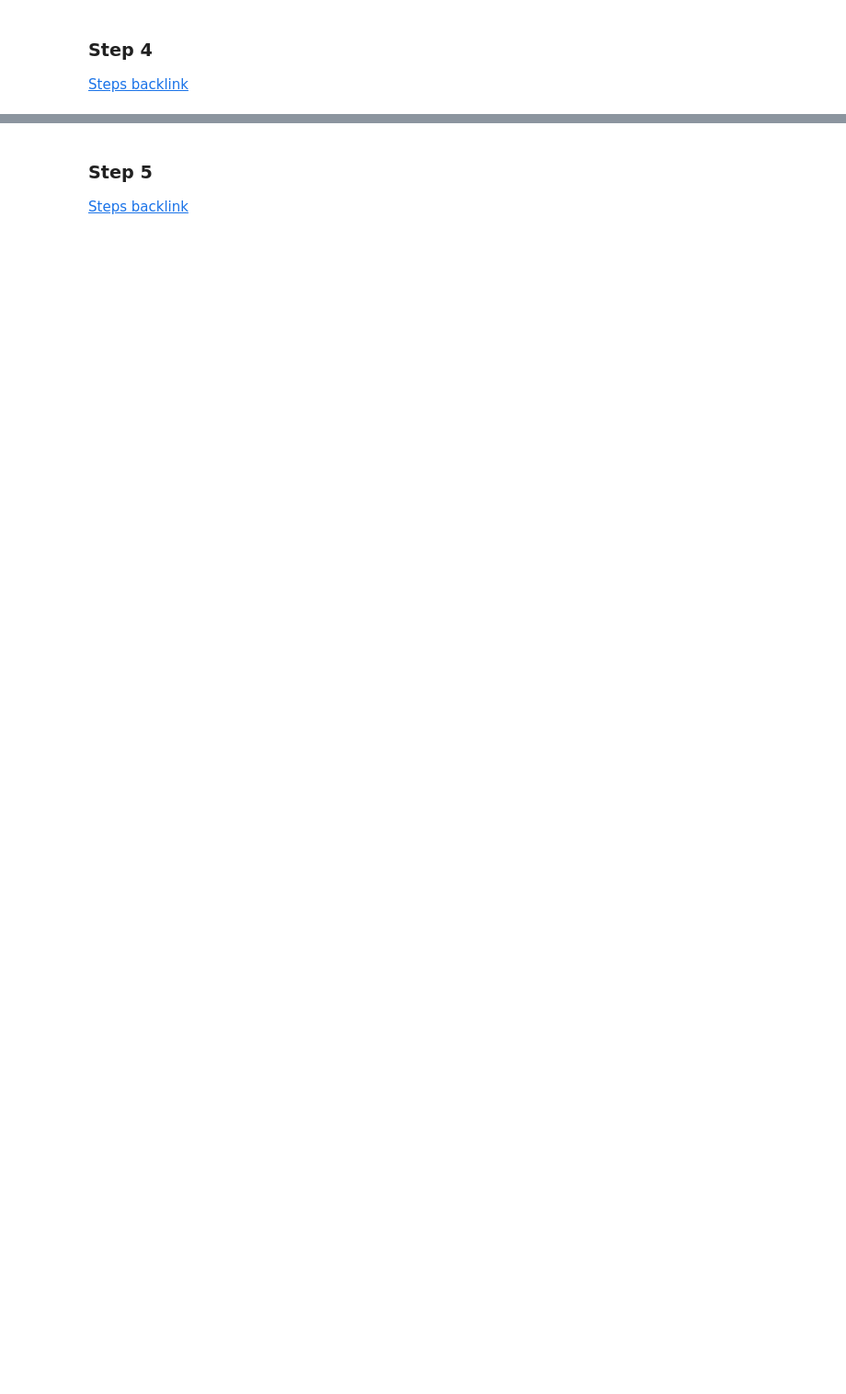
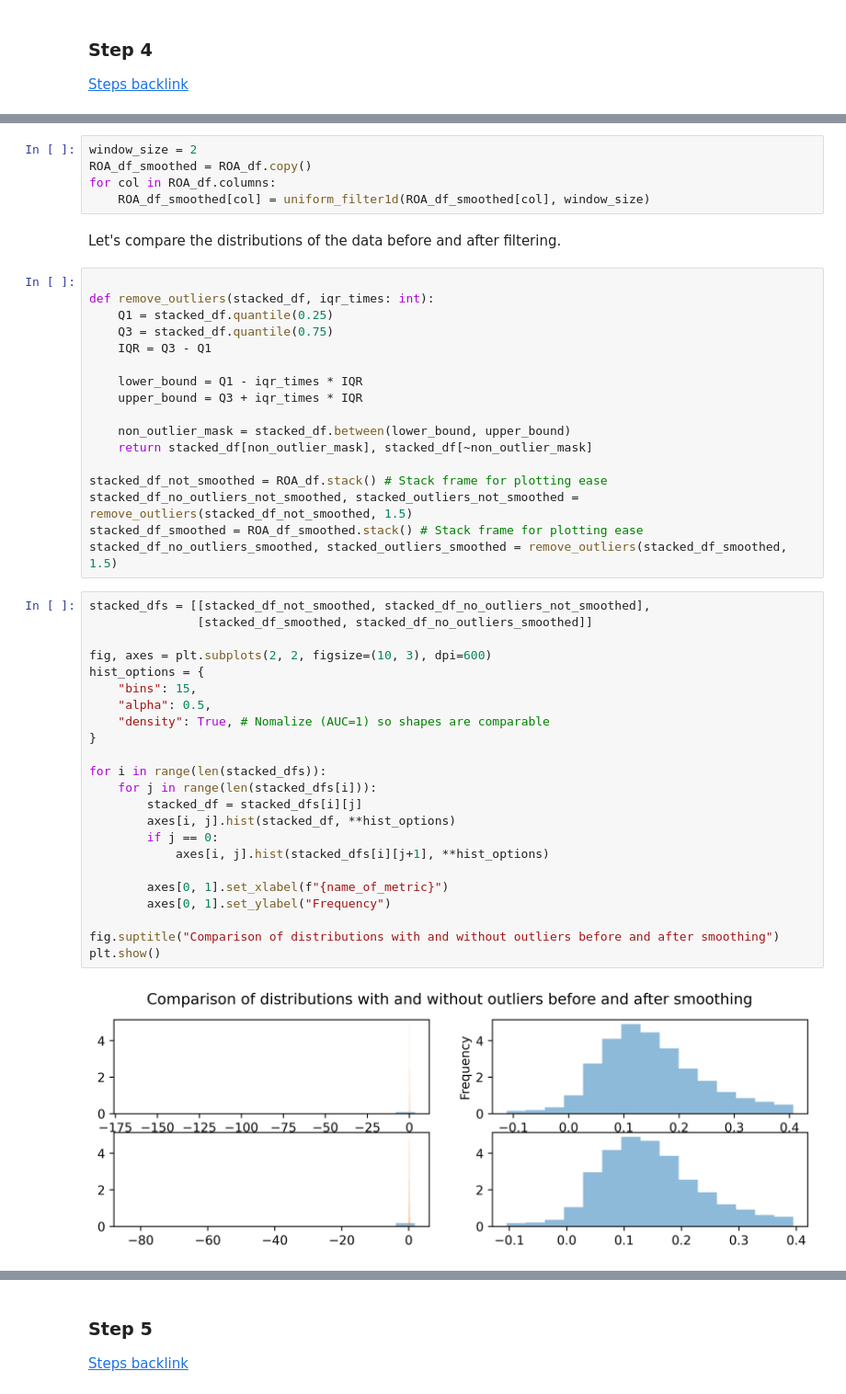
Before and after one commit to jamate16/Filters-Effect-In-Porfolios, a Jupyter notebook: notebooks/pivot_example.ipynb, the cells around one changed output, grey strips where cells are left out. Shown at 92% size. Cells and saved outputs as stored; diff of their text form; blank space fills up the shorter version.

```diff
--- a/notebooks/pivot_example.ipynb
+++ b/notebooks/pivot_example.ipynb
@@ -147,0 +178,49 @@ plt.show()
+# %%
+window_size = 2
+ROA_df_smoothed = ROA_df.copy()
+for col in ROA_df.columns:
+    ROA_df_smoothed[col] = uniform_filter1d(ROA_df_smoothed[col], window_size)
+# %% [markdown]
+Let's compare the distributions of the data before and after filtering.
+# %%
+
+def remove_outliers(stacked_df, iqr_times: int):
+    Q1 = stacked_df.quantile(0.25)
+    Q3 = stacked_df.quantile(0.75)
+    IQR = Q3 - Q1
+
+    lower_bound = Q1 - iqr_times * IQR
+    upper_bound = Q3 + iqr_times * IQR
+
+    non_outlier_mask = stacked_df.between(lower_bound, upper_bound)
+    return stacked_df[non_outlier_mask], stacked_df[~non_outlier_mask]
+
+stacked_df_not_smoothed = ROA_df.stack() # Stack frame for plotting ease
+stacked_df_no_outliers_not_smoothed, stacked_outliers_not_smoothed = remove_outliers(stacked_df_not_smoothed, 1.5)
+stacked_df_smoothed = ROA_df_smoothed.stack() # Stack frame for plotting ease
+stacked_df_no_outliers_smoothed, stacked_outliers_smoothed = remove_outliers(stacked_df_smoothed, 1.5)
+# %%
+stacked_dfs = [[stacked_df_not_smoothed, stacked_df_no_outliers_not_smoothed],
+               [stacked_df_smoothed, stacked_df_no_outliers_smoothed]]
+
+fig, axes = plt.subplots(2, 2, figsize=(10, 3), dpi=600)
+hist_options = {
+    "bins": 15,
+    "alpha": 0.5,
+    "density": True, # Nomalize (AUC=1) so shapes are comparable
+}
+
+for i in range(len(stacked_dfs)):
+    for j in range(len(stacked_dfs[i])):
+        stacked_df = stacked_dfs[i][j]
+        axes[i, j].hist(stacked_df, **hist_options)
+        if j == 0:
+            axes[i, j].hist(stacked_dfs[i][j+1], **hist_options)
+
+        axes[0, 1].set_xlabel(f"{name_of_metric}")
+        axes[0, 1].set_ylabel("Frequency")
+
+fig.suptitle("Comparison of distributions with and without outliers before and after smoothing")
+plt.show()
+# %% [output]
+[figure, added]
```
Also changed, not shown: parts of 26 cells of this notebook.
